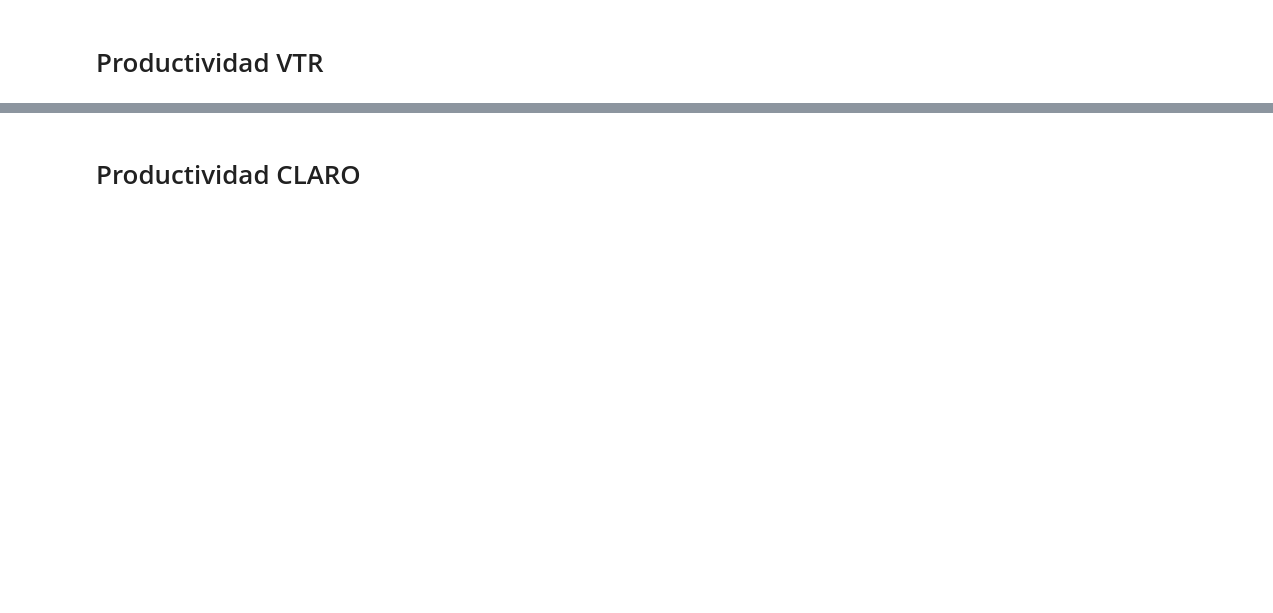
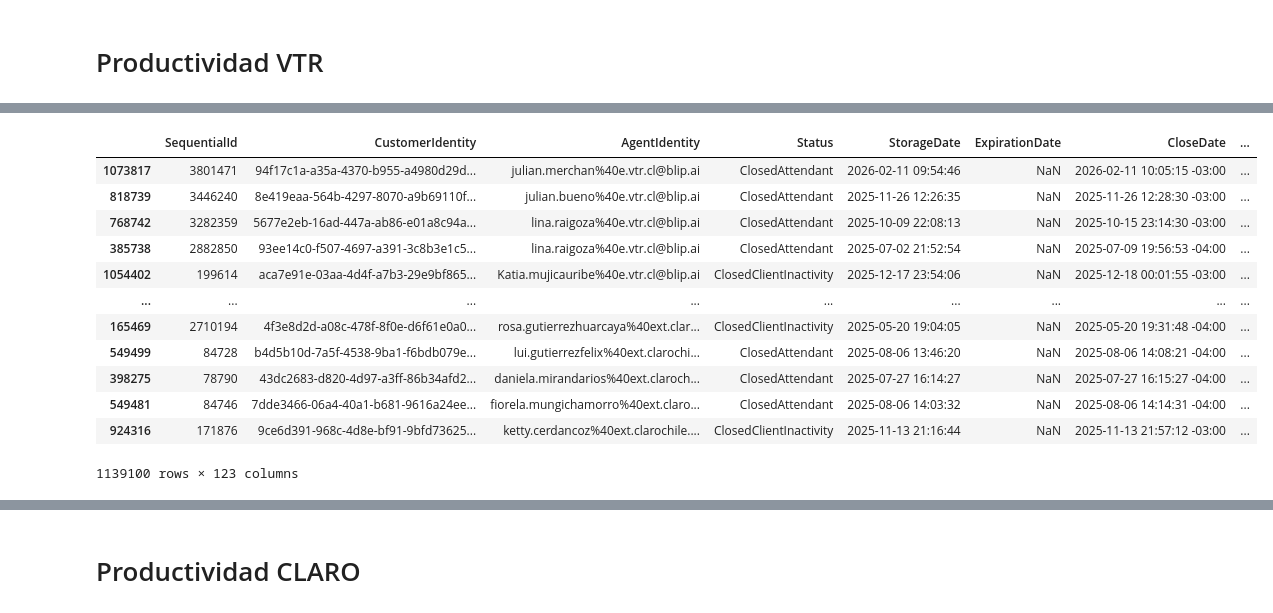
Before and after one commit to WDuran24/Python-Learning, a Jupyter notebook: Productividad.ipynb, the cells around one changed output, grey strips where cells are left out. Drawn from its saved outputs; the diff is of its cells as text; code cells hidden in the pictures; blank space fills up the shorter version.

```diff
--- a/Productividad.ipynb
+++ b/Productividad.ipynb
@@ -47,2 +55,18 @@ pd.set_option('display.max_columns', None)
+# %%
+blip_ha
+# %% [output]
+|  | SequentialId | CustomerIdentity | AgentIdentity | Status | StorageDate | ExpirationDate | CloseDate | ... |
+| 1073817 | 3801471 | 94f17c1a-a35a-4370-b955-a4980d29d... | julian.merchan%40e.vtr.cl@blip.ai | ClosedAttendant | 2026-02-11 09:54:46 | NaN | 2026-02-11 10:05:15 -03:00 | ... |
+| 818739 | 3446240 | 8e419eaa-564b-4297-8070-a9b69110f... | julian.bueno%40e.vtr.cl@blip.ai | ClosedAttendant | 2025-11-26 12:26:35 | NaN | 2025-11-26 12:28:30 -03:00 | ... |
+| 768742 | 3282359 | 5677e2eb-16ad-447a-ab86-e01a8c94a... | lina.raigoza%40e.vtr.cl@blip.ai | ClosedAttendant | 2025-10-09 22:08:13 | NaN | 2025-10-15 23:14:30 -03:00 | ... |
+| 385738 | 2882850 | 93ee14c0-f507-4697-a391-3c8b3e1c5... | lina.raigoza%40e.vtr.cl@blip.ai | ClosedAttendant | 2025-07-02 21:52:54 | NaN | 2025-07-09 19:56:53 -04:00 | ... |
+| 1054402 | 199614 | aca7e91e-03aa-4d4f-a7b3-29e9bf865... | Katia.mujicauribe%40e.vtr.cl@blip.ai | ClosedClientInactivity | 2025-12-17 23:54:06 | NaN | 2025-12-18 00:01:55 -03:00 | ... |
+| ... | ... | ... | ... | ... | ... | ... | ... | ... |
+| 165469 | 2710194 | 4f3e8d2d-a08c-478f-8f0e-d6f61e0a0... | rosa.gutierrezhuarcaya%40ext.clar... | ClosedClientInactivity | 2025-05-20 19:04:05 | NaN | 2025-05-20 19:31:48 -04:00 | ... |
+| 549499 | 84728 | b4d5b10d-7a5f-4538-9ba1-f6bdb079e... | lui.gutierrezfelix%40ext.clarochi... | ClosedAttendant | 2025-08-06 13:46:20 | NaN | 2025-08-06 14:08:21 -04:00 | ... |
+| 398275 | 78790 | 43dc2683-d820-4d97-a3ff-86b34afd2... | daniela.mirandarios%40ext.claroch... | ClosedAttendant | 2025-07-27 16:14:27 | NaN | 2025-07-27 16:15:27 -04:00 | ... |
+| 549481 | 84746 | 7dde3466-06a4-40a1-b681-9616a24ee... | fiorela.mungichamorro%40ext.claro... | ClosedAttendant | 2025-08-06 14:03:32 | NaN | 2025-08-06 14:14:31 -04:00 | ... |
+| 924316 | 171876 | 9ce6d391-968c-4d8e-bf91-9bfd73625... | ketty.cerdancoz%40ext.clarochile.... | ClosedClientInactivity | 2025-11-13 21:16:44 | NaN | 2025-11-13 21:57:12 -03:00 | ... |
+1139100 rows × 123 columns
 # %%
 # Define the file path
```
Also changed, not shown: parts of 20 cells of this notebook.
